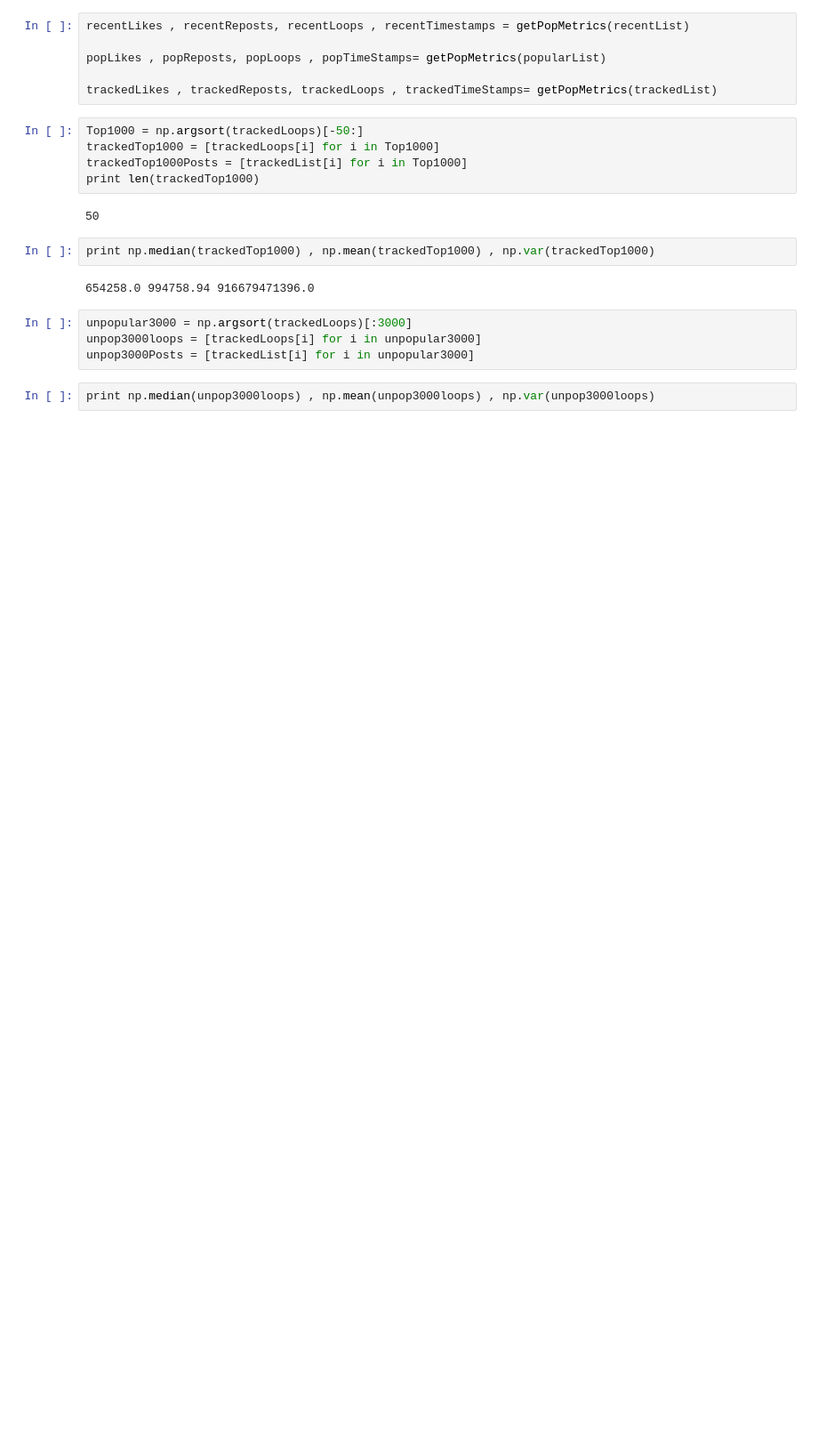
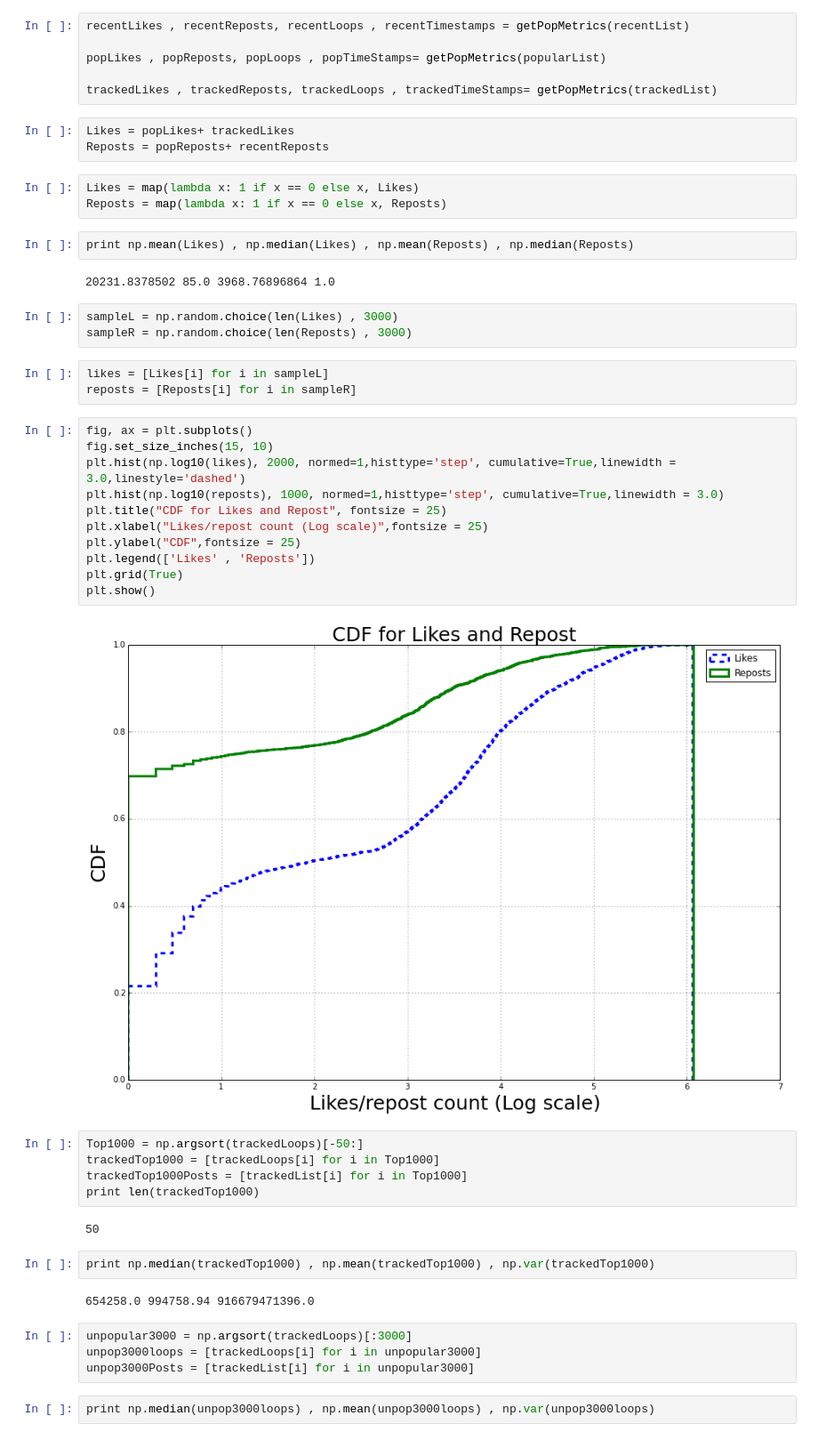
Before and after one commit to sagarjoglekar/vineCrawl, a Jupyter notebook: notebooks/vineMetaDataAnalysis.ipynb, the cells around one changed output. Shown at 89% size. Cells and saved outputs as stored; diff of their text form; blank space fills up the shorter version.

```diff
--- a/notebooks/vineMetaDataAnalysis.ipynb
+++ b/notebooks/vineMetaDataAnalysis.ipynb
@@ -83,6 +107,35 @@ recentLikes , recentReposts, recentLoops , recentTimestamps = getPopMetrics(rece
 popLikes , popReposts, popLoops , popTimeStamps= getPopMetrics(popularList)
 
 trackedLikes , trackedReposts, trackedLoops , trackedTimeStamps= getPopMetrics(trackedList)
+# %%
+Likes = popLikes+ trackedLikes
+Reposts = popReposts+ recentReposts
+# %%
+Likes = map(lambda x: 1 if x == 0 else x, Likes)
+Reposts = map(lambda x: 1 if x == 0 else x, Reposts)
+# %%
+print np.mean(Likes) , np.median(Likes) , np.mean(Reposts) , np.median(Reposts)
+# %% [output]
+20231.8378502 85.0 3968.76896864 1.0
+# %%
+sampleL = np.random.choice(len(Likes) , 3000)
+sampleR = np.random.choice(len(Reposts) , 3000)
+# %%
+likes = [Likes[i] for i in sampleL]
+reposts = [Reposts[i] for i in sampleR]
+# %%
+fig, ax = plt.subplots()
+fig.set_size_inches(15, 10)
+plt.hist(np.log10(likes), 2000, normed=1,histtype='step', cumulative=True,linewidth = 3.0,linestyle='dashed')
+plt.hist(np.log10(reposts), 1000, normed=1,histtype='step', cumulative=True,linewidth = 3.0)
+plt.title("CDF for Likes and Repost", fontsize = 25)
+plt.xlabel("Likes/repost count (Log scale)",fontsize = 25)
+plt.ylabel("CDF",fontsize = 25)
+plt.legend(['Likes' , 'Reposts'])
+plt.grid(True)
+plt.show()
+# %% [output]
+[figure, added]
 # %%
 Top1000 = np.argsort(trackedLoops)[-50:]
 trackedTop1000 = [trackedLoops[i] for i in Top1000]
```
Also changed, not shown: parts of 8 cells of this notebook, 9 other files.
